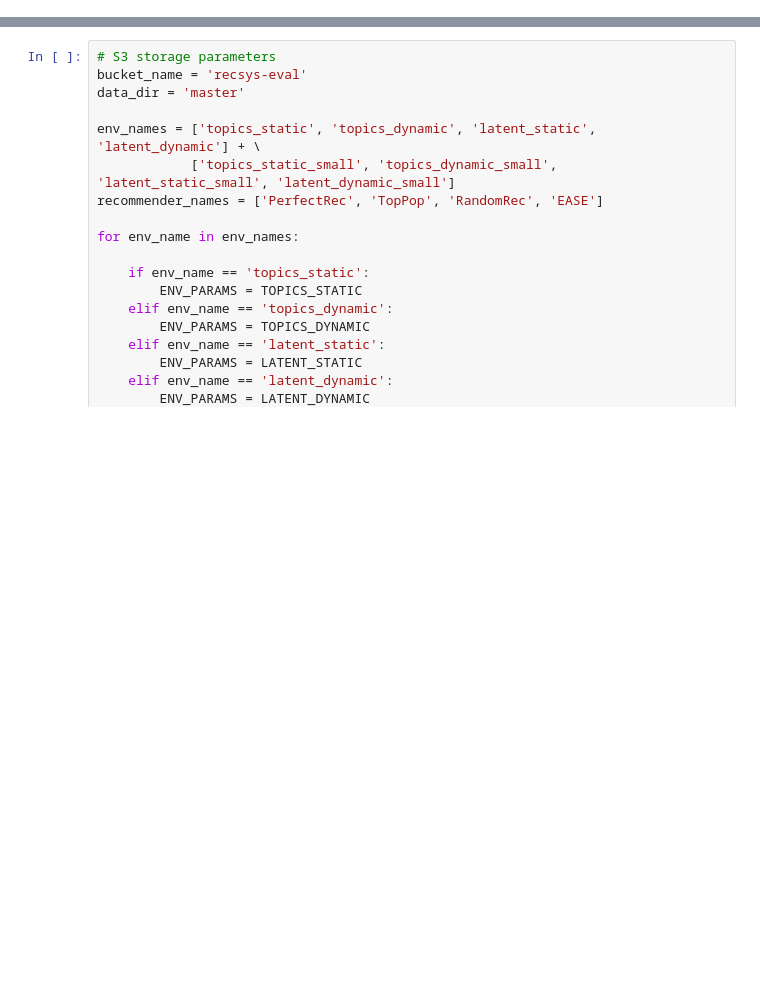
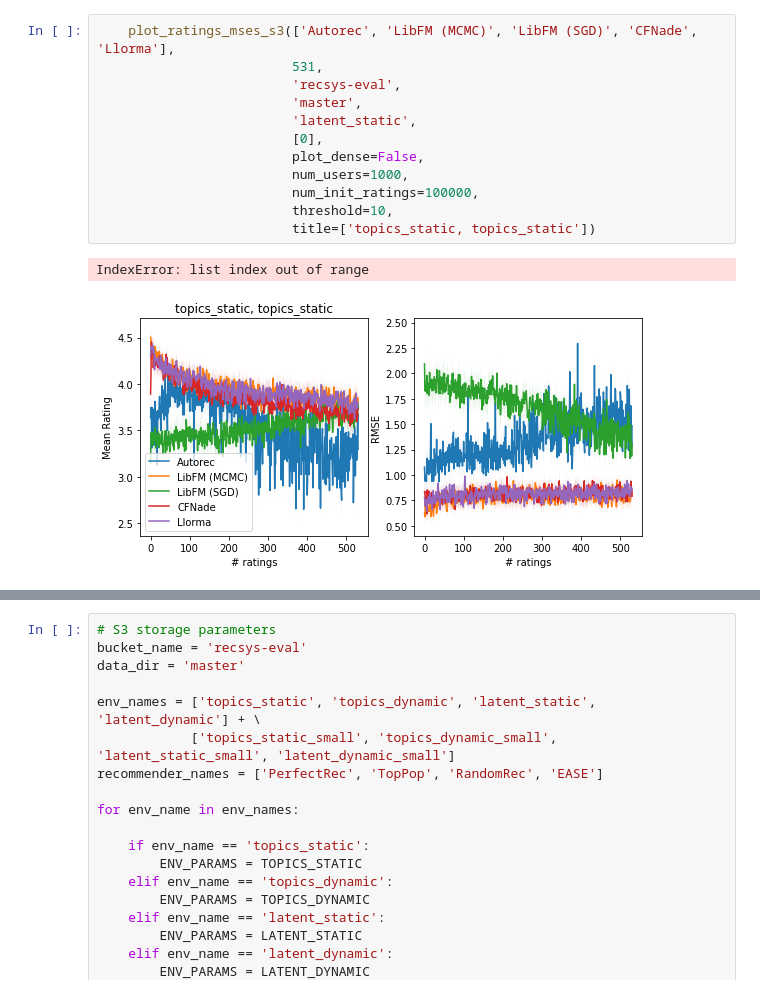
Before and after one commit to berkeley-reclab/RecLab, a Jupyter notebook: experiments/Plotting-Results.ipynb, the cells around one changed output, grey strips where cells are left out. Drawn from its saved outputs; the diff is of its cells as text; blank space fills up the shorter version.

```diff
--- a/experiments/Plotting-Results.ipynb
+++ b/experiments/Plotting-Results.ipynb
@@ -15,0 +69,15 @@ from reclab.recommenders import TopPop
+# %%
+    plot_ratings_mses_s3(['Autorec', 'LibFM (MCMC)', 'LibFM (SGD)', 'CFNade', 'Llorma'],
+                         531,
+                         'recsys-eval',
+                         'master',
+                         'latent_static',
+                         [0],
+                         plot_dense=False,
+                         num_users=1000,
+                         num_init_ratings=100000,
+                         threshold=10,
+                         title=['topics_static, topics_static'])
+# %% [output]
+IndexError: list index out of range
+[figure, added]
```
Also changed, not shown: parts of 8 cells of this notebook, 2 other files.
